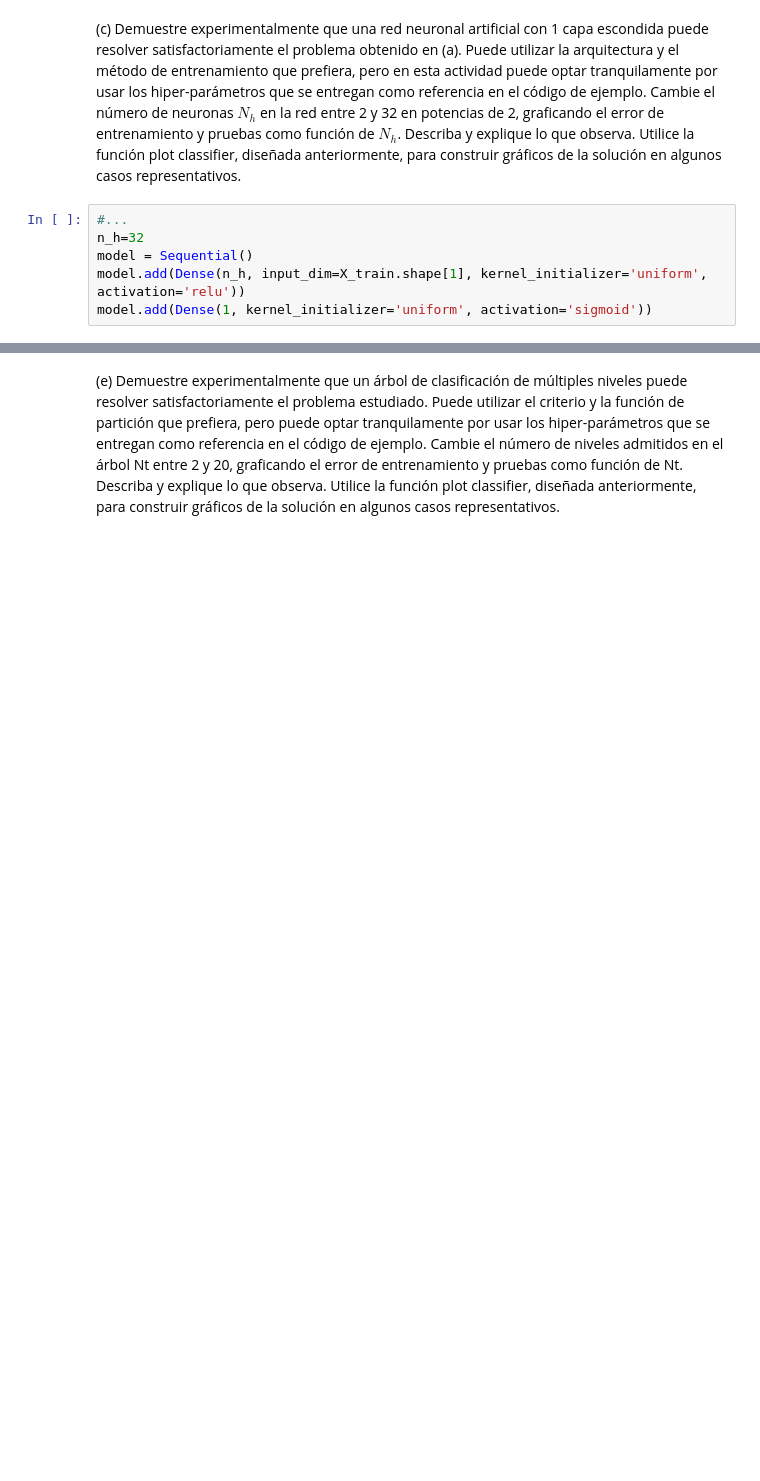
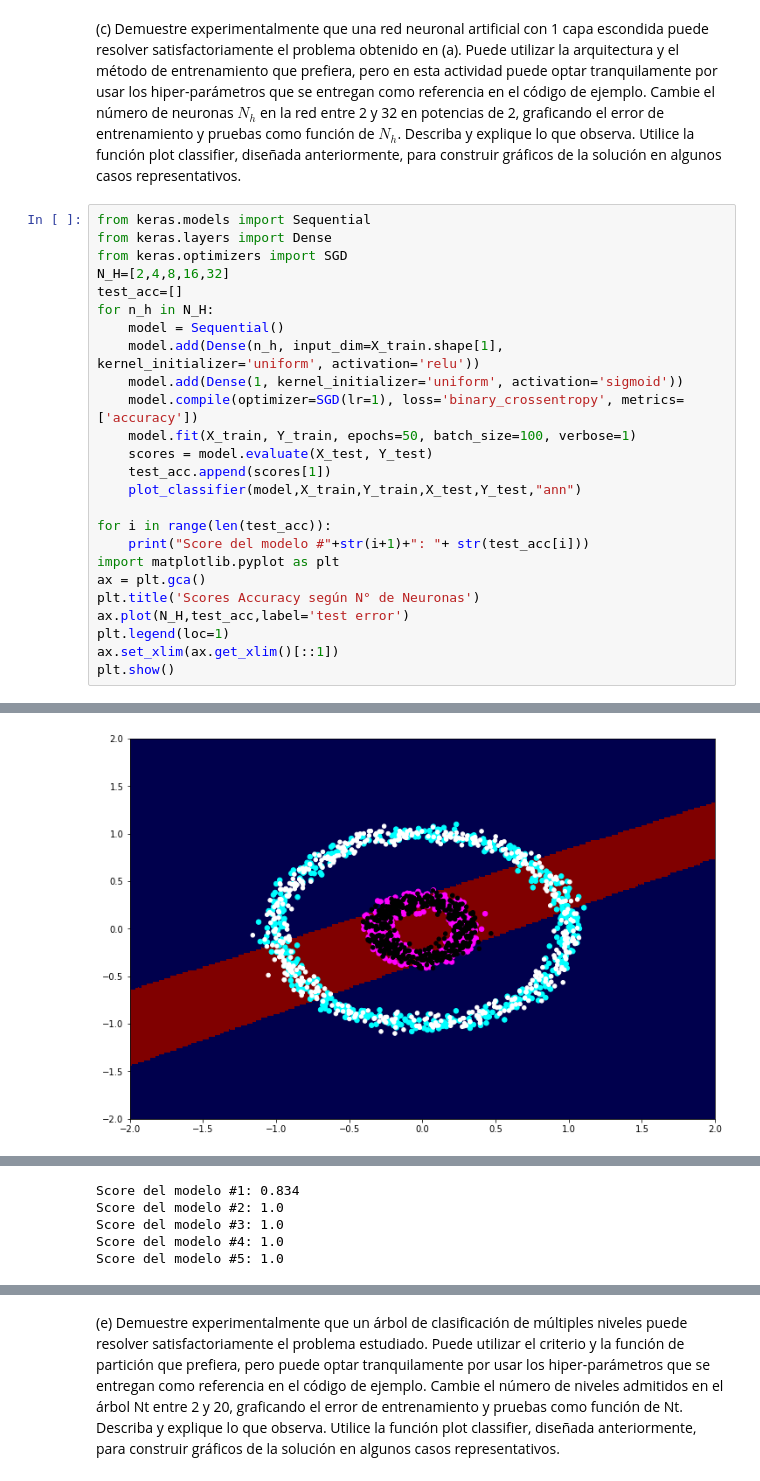
Before and after one commit to AlfredoAlfi/MachineLearning3, a Jupyter notebook: MachineLearning3.ipynb, the cells around one changed output, grey strips where cells are left out. Cells and saved outputs as stored; diff of their text form; blank space fills up the shorter version.

```diff
--- a/MachineLearning3.ipynb
+++ b/MachineLearning3.ipynb
@@ -103,9 +269,29 @@ entregan como referencia en el código de ejemplo. Cambie el número de neuronas
 de la solución en algunos casos representativos.
 
 </p>
-# %%
-#...
-n_h=32
-model = Sequential()
-model.add(Dense(n_h, input_dim=X_train.shape[1], kernel_initializer='uniform', activation='relu'))
-model.add(Dense(1, kernel_initializer='uniform', activation='sigmoid'))
+# %%
+from keras.models import Sequential
+from keras.layers import Dense
+from keras.optimizers import SGD
+N_H=[2,4,8,16,32]
+test_acc=[]
+for n_h in N_H:
+    model = Sequential()
+    model.add(Dense(n_h, input_dim=X_train.shape[1], kernel_initializer='uniform', activation='relu'))
+    model.add(Dense(1, kernel_initializer='uniform', activation='sigmoid'))
+    model.compile(optimizer=SGD(lr=1), loss='binary_crossentropy', metrics=['accuracy'])
+    model.fit(X_train, Y_train, epochs=50, batch_size=100, verbose=1)
+    scores = model.evaluate(X_test, Y_test)
+    test_acc.append(scores[1])
+    plot_classifier(model,X_train,Y_train,X_test,Y_test,"ann")
+
+for i in range(len(test_acc)):
+    print("Score del modelo #"+str(i+1)+": "+ str(test_acc[i]))
+import matplotlib.pyplot as plt
+ax = plt.gca()
+plt.title('Scores Accuracy según N° de Neuronas')
+ax.plot(N_H,test_acc,label='test error')
+plt.legend(loc=1)
+ax.set_xlim(ax.get_xlim()[::1])
+plt.show()
+# %% [output]
@@ -111,0 +315 @@ model.add(Dense(1, kernel_initializer='uniform', activation='sigmoid'))
+[figure, added]
@@ -111,0 +388,5 @@ model.add(Dense(1, kernel_initializer='uniform', activation='sigmoid'))
+Score del modelo #1: 0.834
+Score del modelo #2: 1.0
+Score del modelo #3: 1.0
+Score del modelo #4: 1.0
+Score del modelo #5: 1.0
```
Also changed, not shown: parts of 16 cells of this notebook.
